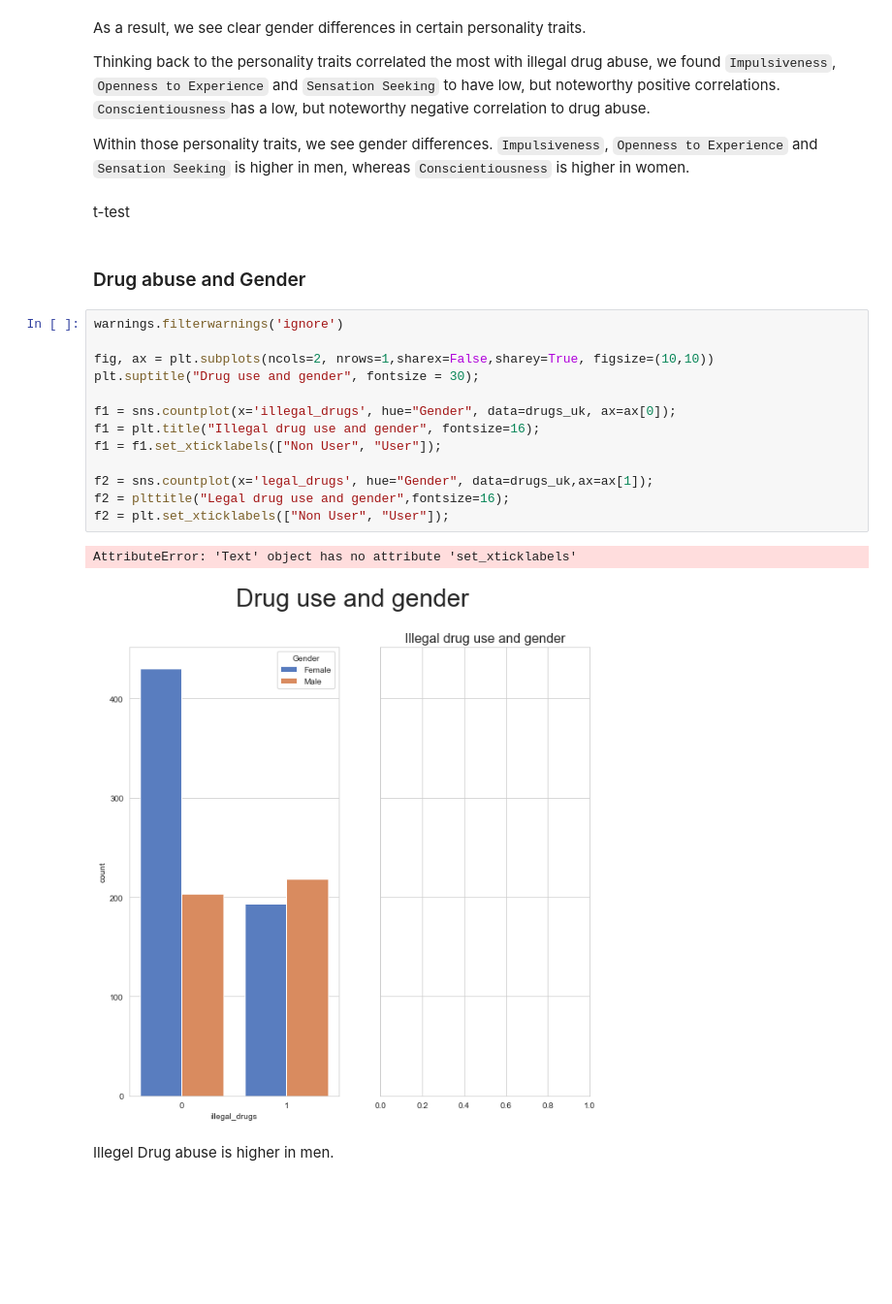
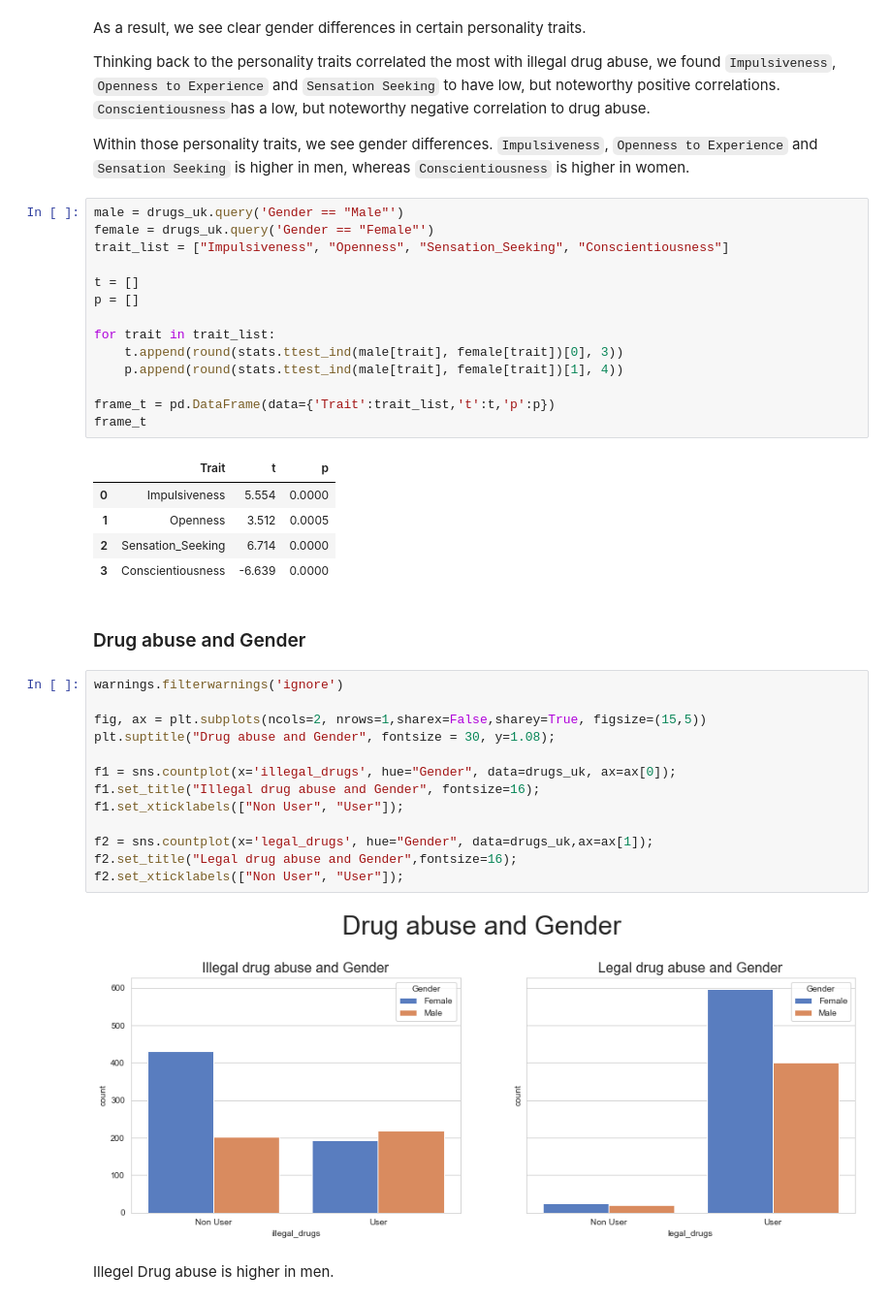
Before and after one commit to Sipa91/Personality-and-Drug-use, a Jupyter notebook: EDA_combined_Sina.ipynb, the cells around one changed output. Shown at 97% size. Saved outputs shown, nothing was run; the diff lists cells and outputs as text; blank space fills up the shorter version.

Commit message:
Plots changed, Correlations with p-values, t-tests

````diff
--- a/EDA_combined_Sina.ipynb
+++ b/EDA_combined_Sina.ipynb
@@ -907,26 +901,43 @@ Thinking back to the personality traits correlated the most with illegal drug ab
 
 Within those personality traits, we see gender differences.
 ```Impulsiveness```, ```Openness to Experience``` and ```Sensation Seeking``` is higher in men, whereas ```Conscientiousness``` is higher in women.
-# %% [markdown]
-t-test
+# %%
+male = drugs_uk.query('Gender == "Male"')
+female = drugs_uk.query('Gender == "Female"')
+trait_list = ["Impulsiveness", "Openness", "Sensation_Seeking", "Conscientiousness"]
+
+t = []
+p = []
+
+for trait in trait_list:
+    t.append(round(stats.ttest_ind(male[trait], female[trait])[0], 3))
+    p.append(round(stats.ttest_ind(male[trait], female[trait])[1], 4))
+
+frame_t = pd.DataFrame(data={'Trait':trait_list,'t':t,'p':p})
+frame_t
+# %% [output]
+|  | Trait | t | p |
+| 0 | Impulsiveness | 5.554 | 0.0000 |
+| 1 | Openness | 3.512 | 0.0005 |
+| 2 | Sensation_Seeking | 6.714 | 0.0000 |
+| 3 | Conscientiousness | -6.639 | 0.0000 |
 # %% [markdown]
 ### Drug abuse and Gender
 # %%
 warnings.filterwarnings('ignore')
 
-fig, ax = plt.subplots(ncols=2, nrows=1,sharex=False,sharey=True, figsize=(10,10))
-plt.suptitle("Drug use and gender", fontsize = 30);
+fig, ax = plt.subplots(ncols=2, nrows=1,sharex=False,sharey=True, figsize=(15,5))
+plt.suptitle("Drug abuse and Gender", fontsize = 30, y=1.08);
 
 f1 = sns.countplot(x='illegal_drugs', hue="Gender", data=drugs_uk, ax=ax[0]);
-f1 = plt.title("Illegal drug use and gender", fontsize=16);
-f1 = f1.set_xticklabels(["Non User", "User"]);
+f1.set_title("Illegal drug abuse and Gender", fontsize=16);
+f1.set_xticklabels(["Non User", "User"]);
 
 f2 = sns.countplot(x='legal_drugs', hue="Gender", data=drugs_uk,ax=ax[1]);
-f2 = plttitle("Legal drug use and gender",fontsize=16);
-f2 = plt.set_xticklabels(["Non User", "User"]);
+f2.set_title("Legal drug abuse and Gender",fontsize=16);
+f2.set_xticklabels(["Non User", "User"]);
 # %% [output]
-AttributeError: 'Text' object has no attribute 'set_xticklabels'
-[figure, old version]
+[figure, new version]
 # %% [markdown]
 Illegel Drug abuse is higher in men.
 # %% [markdown]
````
Also changed, not shown: parts of 34 cells of this notebook.
